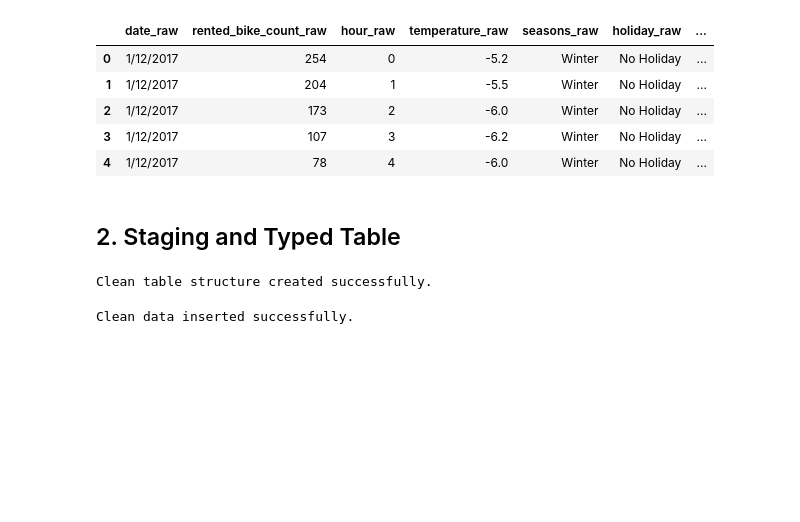
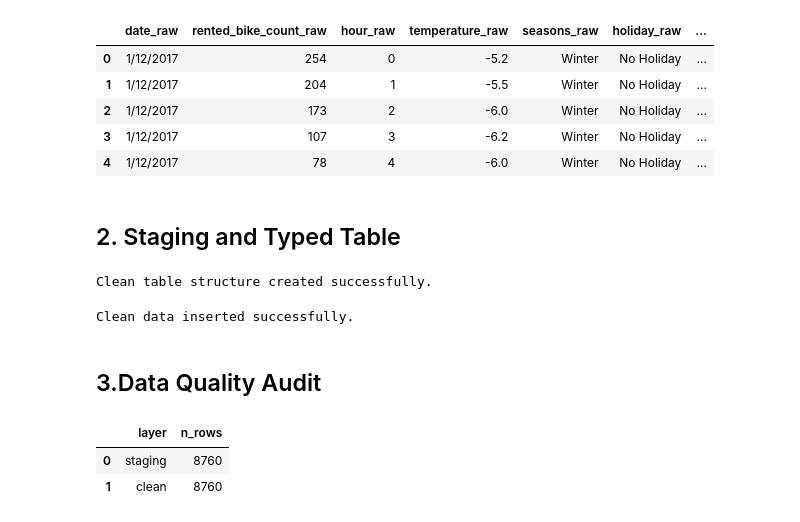
Before and after one commit to BorysZhyhalo/goit-rdb-hw-03, a Jupyter notebook: hw_3_data__loading_sql_dql.ipynb, the cells around one changed output. Saved outputs shown, nothing was run; the diff lists cells and outputs as text; code cells hidden in the pictures; blank space fills up the shorter version.

```diff
--- a/hw_3_data__loading_sql_dql.ipynb
+++ b/hw_3_data__loading_sql_dql.ipynb
@@ -304,3 +304,21 @@ with engine.begin() as conn:
 print("Clean data inserted successfully.")
 # %% [output]
 Clean data inserted successfully.
+# %% [markdown]
+## 3.Data Quality Audit
+# %%
+pd.read_sql("""
+
+    SELECT 'staging' AS layer, COUNT(*) AS n_rows
+    FROM hw3_bike_staging
+
+    UNION ALL
+
+    SELECT 'clean' AS layer, COUNT(*) AS n_rows
+    FROM hw3_bike_clean
+
+""", engine)
+# %% [output]
+|  | layer | n_rows |
+| 0 | staging | 8760 |
+| 1 | clean | 8760 |
```
